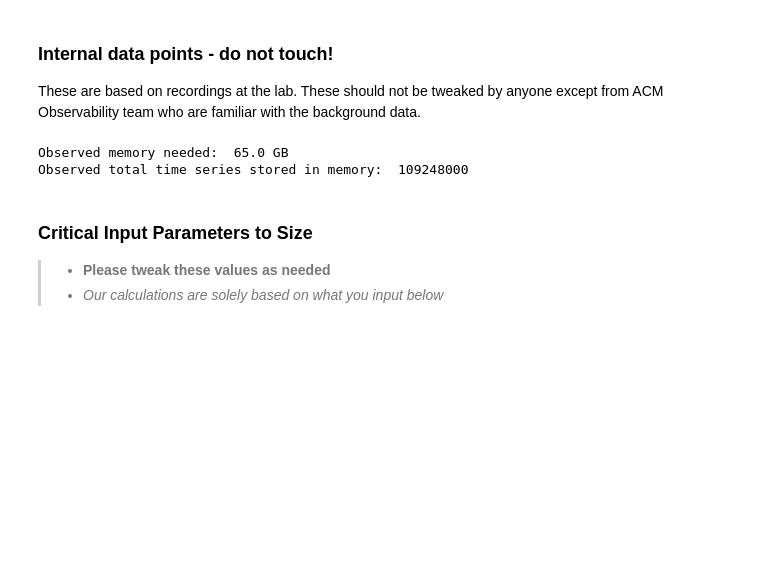
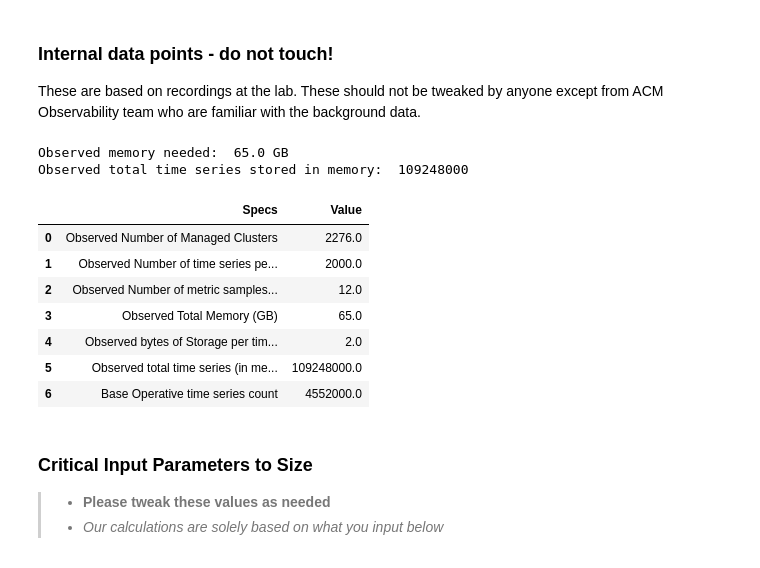
Before and after one commit to stolostron/capacity-planning, a Jupyter notebook: calculation/ObsSizingTemplateGivenTimeSeriesCount.ipynb, the cells around one changed output. Saved outputs shown, nothing was run; the diff lists cells and outputs as text; code cells hidden in the pictures; blank space fills up the shorter version.

```diff
--- a/calculation/ObsSizingTemplateGivenTimeSeriesCount.ipynb
+++ b/calculation/ObsSizingTemplateGivenTimeSeriesCount.ipynb
@@ -68,25 +73,55 @@ These are based on recordings at the lab. These should not be tweaked by anyone
 # %%
 #These numbers are rounded down a bit so that they yield conservative estimates
 observed_number_of_managed_clusters=2276
 #This number may have been a little higher than 2000. But we need to cross check
 observed_number_of_time_series_per_cluster=2000
 observed_number_of_samples_per_hour=12
 observed_total_memory_gb=65.00
 
 #0.5 bytes - 1.5 bytes is maximum range. This is for storage in disk (not memory)
 observed_bytes_for_storage_per_ts=2
 
+#Since the receiver stores 2hrs of data in memory,
+#we calculate the equivalent amount of time series data
 observed_total_time_series_per_2h= (
     observed_number_of_managed_clusters*
     observed_number_of_time_series_per_cluster*
     observed_number_of_samples_per_hour*2
 )
 
 print("Observed memory needed: ", observed_total_memory_gb , "GB")
 print("Observed total time series stored in memory: ", observed_total_time_series_per_2h)
+
+ground_truth_data = {'Specs': ['Observed Number of Managed Clusters',
+                        'Observed Number of time series per cluster',
+                        'Observed Number of metric samples per hour',
+                        'Observed Total Memory (GB)',
+                        'Observed bytes of Storage per timeseries',
+                        'Observed total time series (in memory) for 2hr',
+                        'Base Operative time series count'],
+        'Value': [observed_number_of_managed_clusters,observed_number_of_time_series_per_cluster,
+                  observed_number_of_samples_per_hour,observed_total_memory_gb,
+                  observed_bytes_for_storage_per_ts,observed_total_time_series_per_2h,
+                  observed_number_of_managed_clusters*observed_number_of_time_series_per_cluster
+                  ]
+           }
+
+# Create DataFrame
+ground_truth_df = pandas.DataFrame(ground_truth_data)
+
+# Print the output.
+ground_truth_df
 # %% [output]
 Observed memory needed:  65.0 GB
 Observed total time series stored in memory:  109248000
+|  | Specs | Value |
+| 0 | Observed Number of Managed Clusters | 2276.0 |
+| 1 | Observed Number of time series pe... | 2000.0 |
+| 2 | Observed Number of metric samples... | 12.0 |
+| 3 | Observed Total Memory (GB) | 65.0 |
+| 4 | Observed bytes of Storage per tim... | 2.0 |
+| 5 | Observed total time series (in me... | 109248000.0 |
+| 6 | Base Operative time series count | 4552000.0 |
 # %% [markdown]
 ### Critical Input Parameters to Size
 >- **Please tweak these values as needed**
```
Also changed, not shown: parts of 9 cells of this notebook, 1 other file.
